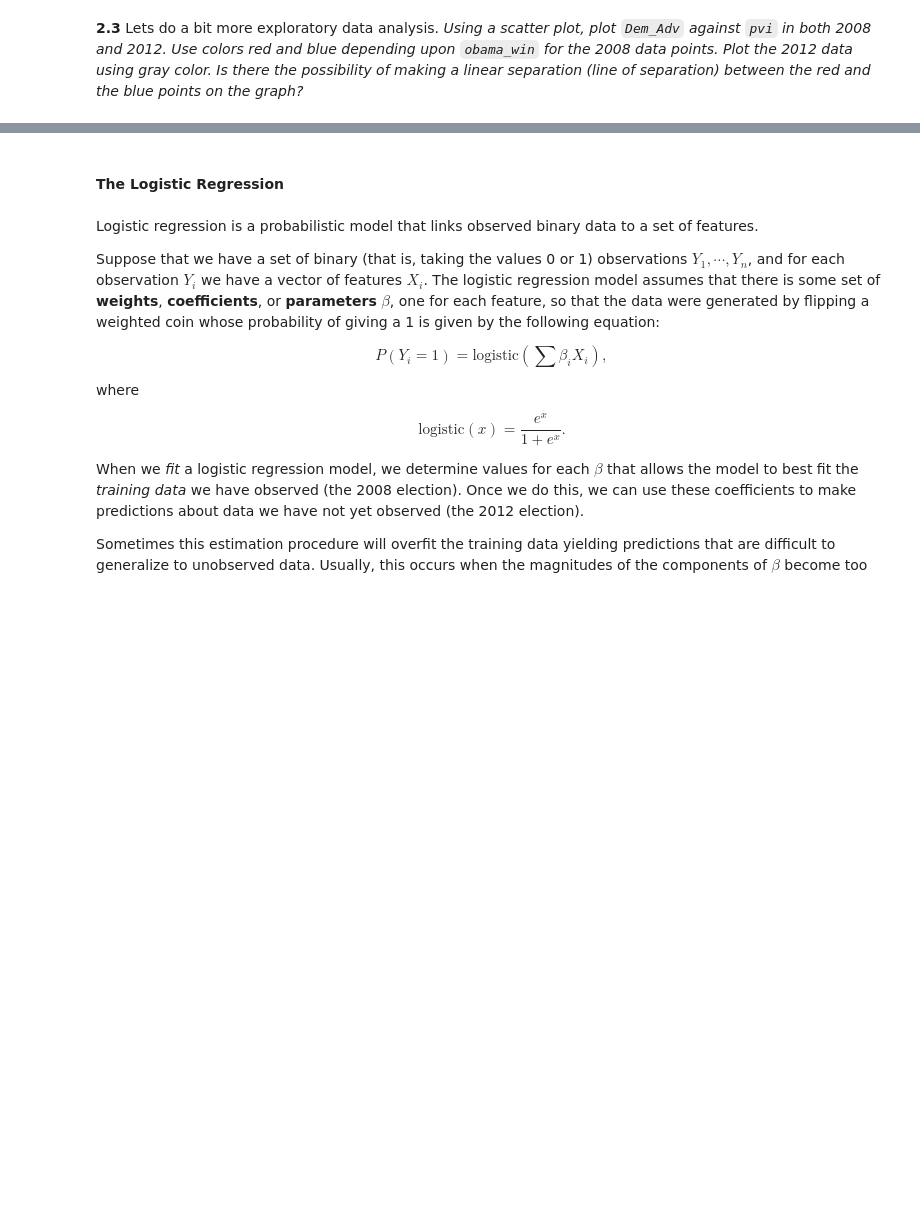
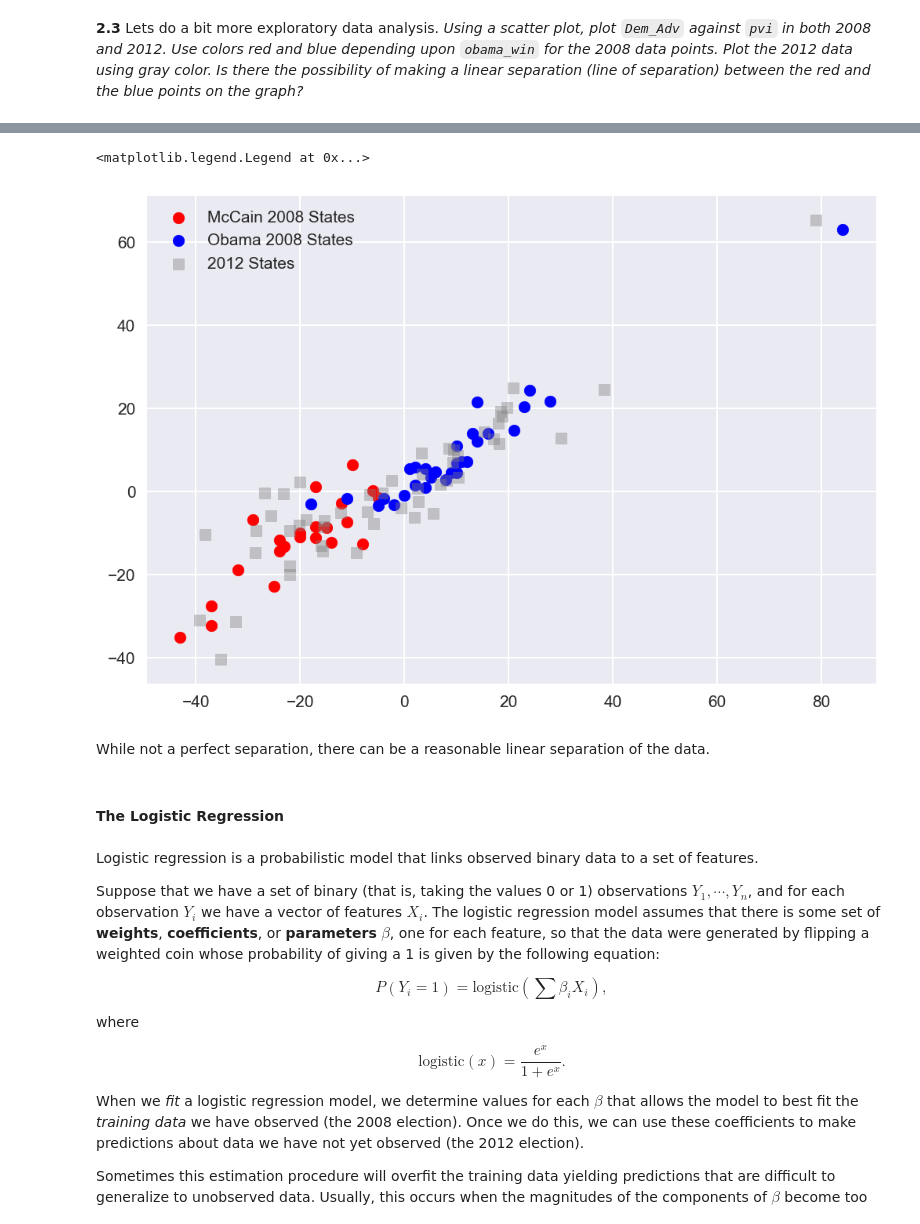
Before and after one commit to dashster18/content, a Jupyter notebook: HW2.ipynb, the cells around one changed output, grey strips where cells are left out. Cells and saved outputs as stored; diff of their text form; code cells hidden in the pictures; blank space fills up the shorter version.

```diff
--- a/HW2.ipynb
+++ b/HW2.ipynb
@@ -778,3 +831,23 @@ results2012.head()
+# %%
+#your code here
+ax = plt.gca()
+colors = ['r', 'b']
+for label in [0,1]:
+    x = e2008.query('obama_win == {0}'.format(label))
+    if label == 0:
+        txt = 'McCain 2008 States'
+    else:
+        txt = 'Obama 2008 States'
+    ax.scatter(x.pvi, x.Dem_Adv, c=colors[label], label=txt)
+
+ax.scatter(e2012.pvi, e2012.Dem_Adv, c='gray', label='2012 States', marker='s', alpha=0.4)
+
+ax.legend()
+# %% [output]
+<matplotlib.legend.Legend at 0x...>
+[figure, added]
+# %% [markdown]
+While not a perfect separation, there can be a reasonable linear separation of the data.
 # %% [markdown]
 #### The Logistic Regression
 # %% [markdown]
```
Also changed, not shown: parts of 26 cells of this notebook, 1 other file.
